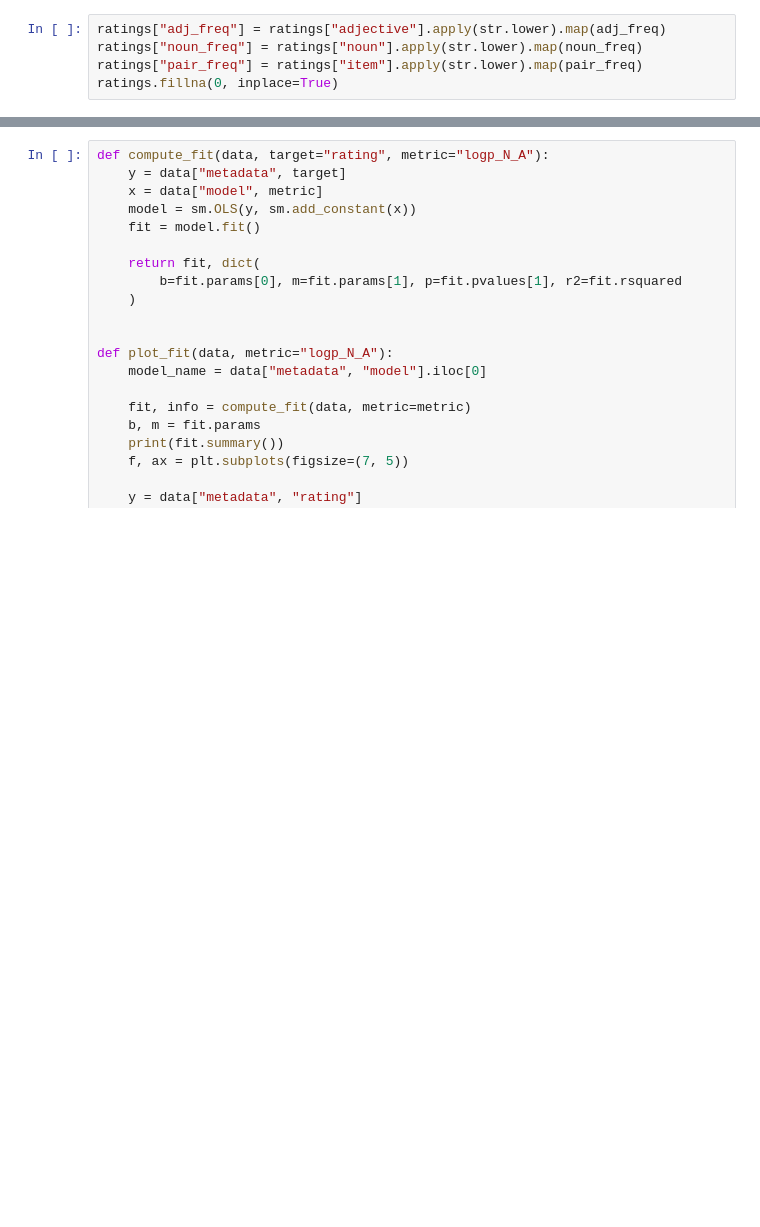
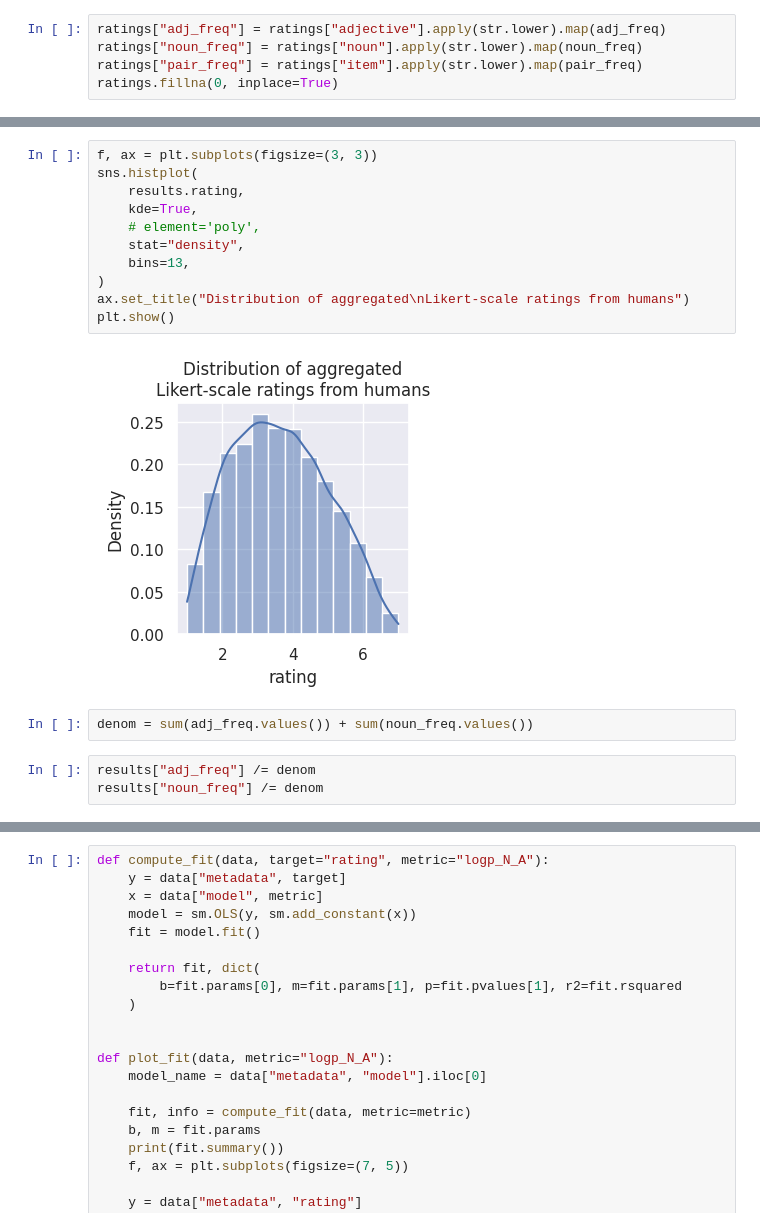
Before and after one commit to roccoflint/composlang_ud, a Jupyter notebook: notebooks/figure-3-freq-human-data.ipynb, the cells around one changed output, grey strips where cells are left out. Cells and saved outputs as stored; diff of their text form; blank space fills up the shorter version.

```diff
--- a/notebooks/figure-3-freq-human-data.ipynb
+++ b/notebooks/figure-3-freq-human-data.ipynb
@@ -73,0 +75,18 @@ ratings
+# %%
+f, ax = plt.subplots(figsize=(3, 3))
+sns.histplot(
+    results.rating,
+    kde=True,
+    # element='poly',
+    stat="density",
+    bins=13,
+)
+ax.set_title("Distribution of aggregated\nLikert-scale ratings from humans")
+plt.show()
+# %% [output]
+[figure, added]
+# %%
+denom = sum(adj_freq.values()) + sum(noun_freq.values())
+# %%
+results["adj_freq"] /= denom
+results["noun_freq"] /= denom
```
Also changed, not shown: parts of 22 cells of this notebook, 5 other files.
